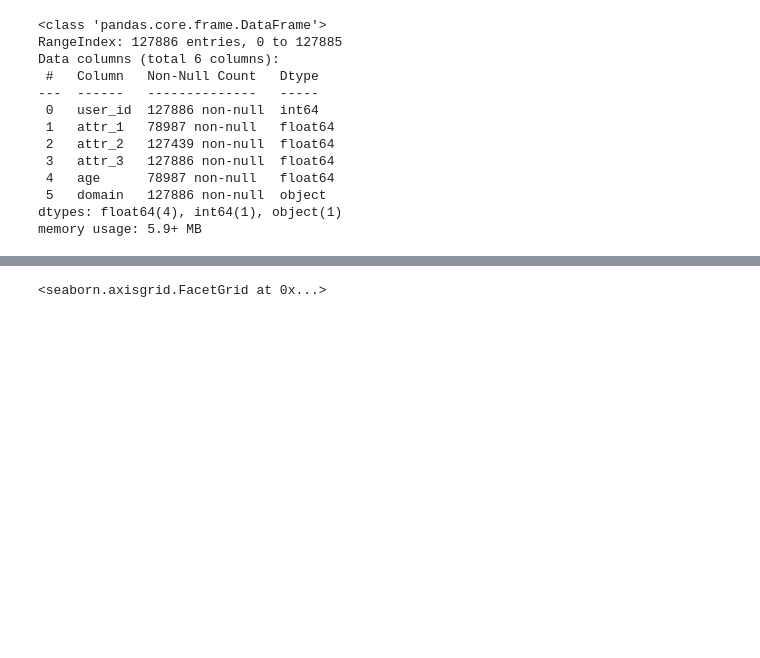
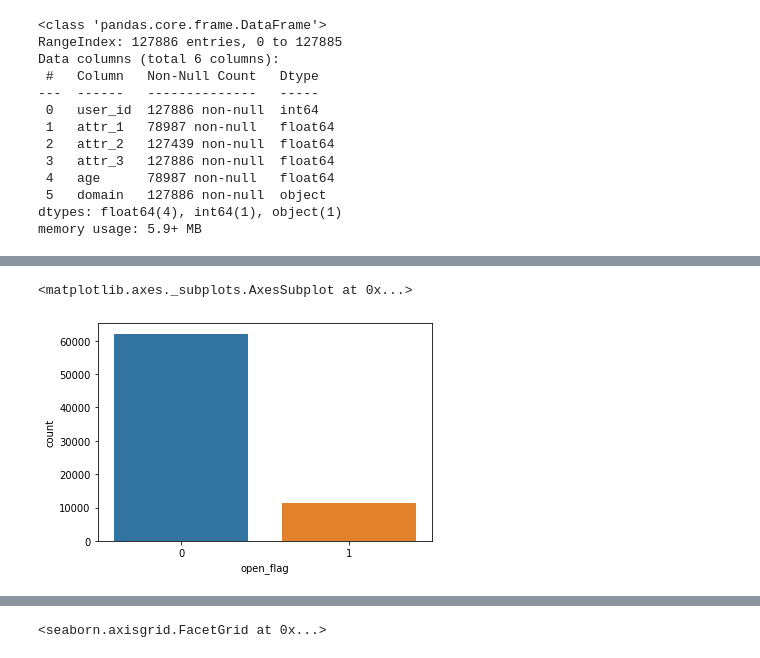
Before and after one commit to TanHaus/Shopee-CodeLeague-2020, a Jupyter notebook: marketing_analytics/explore.ipynb, the cells around one changed output, grey strips where cells are left out. Saved outputs shown, nothing was run; the diff lists cells and outputs as text; code cells hidden in the pictures; blank space fills up the shorter version.

```diff
--- a/marketing_analytics/explore.ipynb
+++ b/marketing_analytics/explore.ipynb
@@ -238,0 +260,5 @@ Length: 47, dtype: datetime64[ns, pytz.FixedOffset(480)]
+# %%
+sns.countplot(x='open_flag', data=new_train)
+# %% [output]
+<matplotlib.axes._subplots.AxesSubplot at 0x...>
+[figure, added]
```
Also changed, not shown: parts of 52 cells of this notebook.
